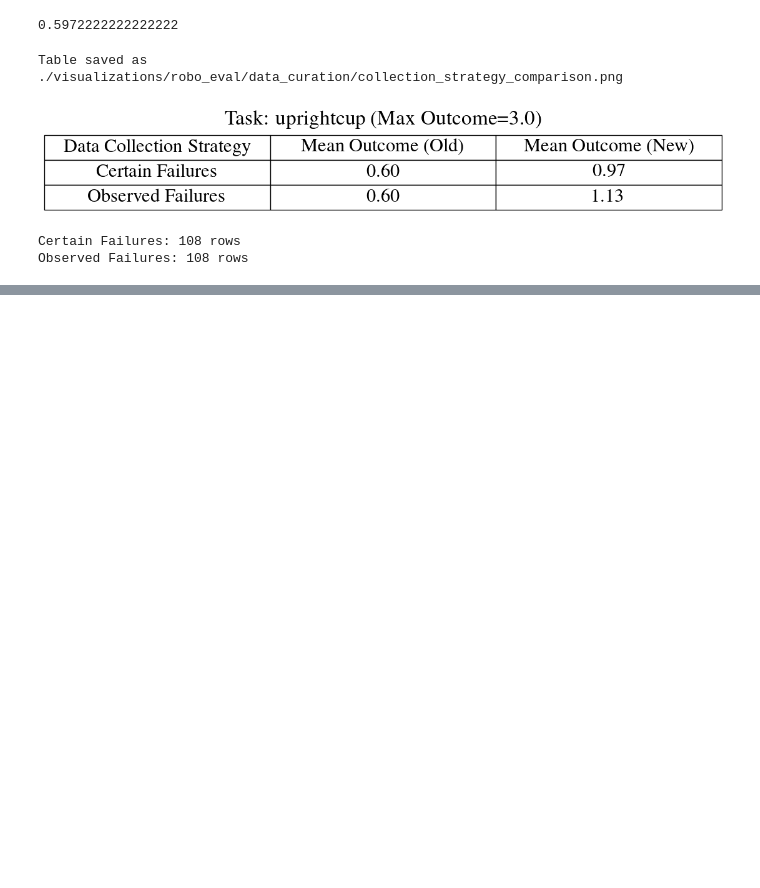
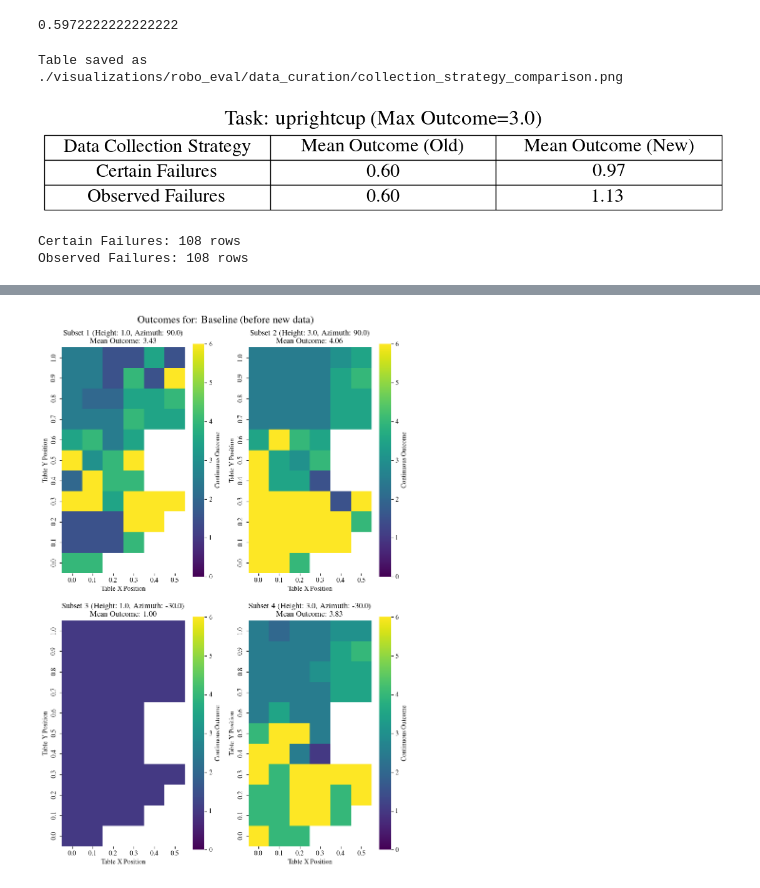
Before and after one commit to iamandrewliao/active-testing, a Jupyter notebook: analysis.ipynb, the cells around one changed output, grey strips where cells are left out. Drawn from its saved outputs; the diff is of its cells as text; code cells hidden in the pictures; blank space fills up the shorter version.

Commit message:
Some data curation analysis

```diff
--- a/model_analysis.ipynb
+++ b/analysis.ipynb
@@ -1439,0 +1431,4 @@ Observed Failures: 108 rows
+# %%
+observed_failures_results = pd.read_csv('./results/putgreeninpot_observedfail_bruteforce/results.csv')
+certain_failures_results = pd.read_csv('./results/putgreeninpot_certainfail_bruteforce/results.csv')
+influence_stoch_greedy_results = pd.read_csv('./results/putgreeninpot_influencestochgreedy_bruteforce/results.csv')
@@ -1439,0 +1463,14 @@ Observed Failures: 108 rows
+# %%
+# loop through all methods and subsets, print mean outcomes and counts
+results = [baseline_results, observed_failures_results, certain_failures_results, influence_stoch_greedy_results]
+names = ['Baseline (before new data)', 'Observed Failures', 'Certain Failures', 'Influence Stochastic Greedy']
+
+for idx in range(1, 5):
+    print(f"Subset {idx}")
+    baseline_subset_mean_outcome = get_subset(baseline_results, idx)['continuous_outcome'].mean()
+    for result, name in zip(results, names):
+        subset = get_subset(result, idx)
+        if name == 'Baseline (before new data)':
+            print(f"  Baseline: mean outcome = {subset['continuous_outcome'].mean():.2f}")
+        else:
+            print(f"  {name}: change in mean outcome = {subset['continuous_outcome'].mean()-baseline_subset_mean_outcome:.2f}")
@@ -1439,0 +1503,78 @@ Observed Failures: 108 rows
+# %%
+max_outcome = MAX_OUTCOME['putgreeninpot']
+min_outcome = 0
+
+# --- Plotting Function ---
+def plot_heatmaps(subsets, titles, main_title, vmin, vmax):
+    """
+    Plots a dynamic grid of heatmaps given a list of subset DataFrames,
+    enforcing a global color scale.
+    """
+    num_plots = len(subsets)
+    if num_plots == 0:
+        print("No subsets to plot.")
+        return
+
+    cols = 2
+    rows = math.ceil(num_plots / cols)
+
+    fig, axes = plt.subplots(rows, cols, figsize=(8, 6 * rows))
+    fig.suptitle(main_title, fontsize=16)
+
+    if num_plots <= 2:
+        axes = axes.flatten() if num_plots == 2 else [axes]
+    else:
+        axes = axes.flatten()
+
+    for idx, (subset, title) in enumerate(zip(subsets, titles)):
+        ax = axes[idx]
+
+        if subset.empty:
+            ax.set_title(f'{title}\nNo Data')
+            ax.axis('off')
+            continue
+
+        grid = subset.pivot_table(values='continuous_outcome', index='y', columns='x', aggfunc='mean')
+        grid.sort_index(ascending=False, inplace=True)
+
+        sns.heatmap(grid, ax=ax, cmap='viridis', square=True,
+                    vmin=vmin, vmax=vmax,
+                    cbar_kws={'label': 'Continuous Outcome'})
+
+        mean_outcome = subset['continuous_outcome'].mean()
+        ax.set_title(f'{title}\nMean Outcome: {mean_outcome:.2f}')
+        ax.set_xlabel('Table X Position')
+        ax.set_ylabel('Table Y Position')
+
+    for idx in range(num_plots, len(axes)):
+        axes[idx].axis('off')
+
+    plt.tight_layout()
+    plt.show()
+
+
+datasets = [df.copy() for df in results]
+
+for df in datasets:
+    df.loc[:, 'x'] = df['x'].round(1)
+    df.loc[:, 'y'] = df['y'].round(1)
+
+for df, name in zip(datasets, names):
+
+    subsets_to_plot = []
+    subplot_titles = []
+
+    for idx in range(1, 5):
+        subset = get_subset(df, idx)
+        subsets_to_plot.append(subset)
+
+        if not subset.empty:
+            th = subset['table_height'].iloc[0]
+            ca = subset['camera_azimuth'].iloc[0]
+            subplot_titles.append(f'Subset {idx} (Height: {th}, Azimuth: {ca})')
+        else:
+            subplot_titles.append(f'Subset {idx}')
+
+    plot_heatmaps(subsets_to_plot, subplot_titles, main_title=f'Outcomes for: {name}', vmin=min_outcome, vmax=max_outcome)
+# %% [output]
+[figure, added]
```
Also changed, not shown: parts of 41 cells of this notebook, 21 other files.
